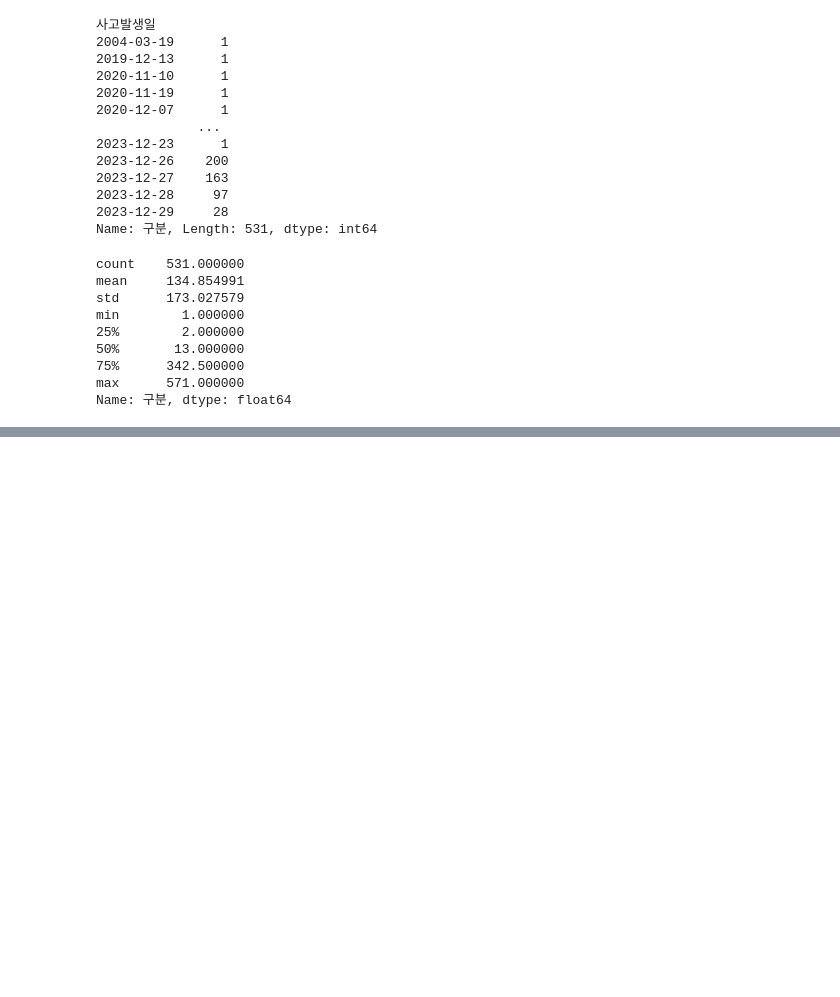
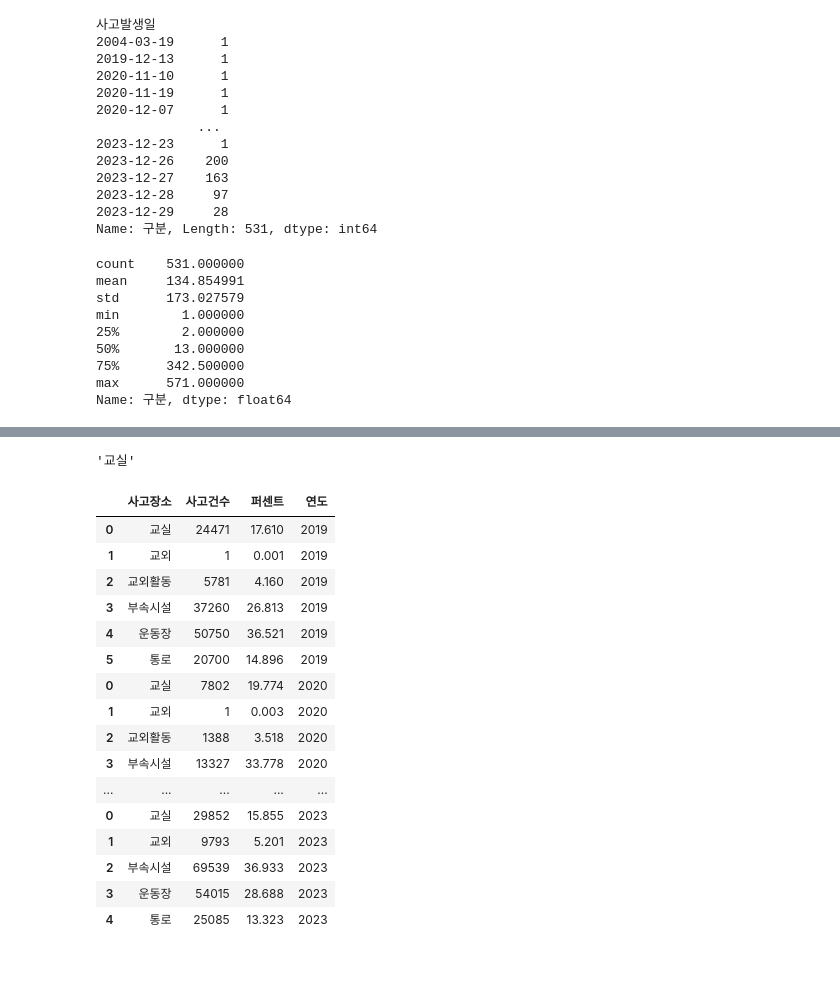
Before and after one commit to CHOIEUNHYE/school-accidents, a Jupyter notebook: code/eda/학교안전사고현황eda_최은혜.ipynb, the cells around one changed output, grey strips where cells are left out. Saved outputs shown, nothing was run; the diff lists cells and outputs as text; code cells hidden in the pictures; blank space fills up the shorter version.

```diff
--- a/code/eda/학교안전사고현황eda_최은혜.ipynb
+++ b/code/eda/학교안전사고현황eda_최은혜.ipynb
@@ -175,2 +239,42 @@ acc_spot
+# %%
+acc_spot_oneday_2023.iloc[0,0]
+# %% [output]
+'교실'
+# %%
+def get_grouped_count(df,col,year):
+    new_df = df.groupby(col).count()[['구분']]
+    new_df['퍼센트'] = round(new_df/new_df.sum()*100,3)
+    new_df.reset_index(inplace=True)
+    new_df.columns = [col,'사고건수','퍼센트']
+    new_df['연도'] = year
+    new_df.sort_values('사고건수',ascending=False,inplace=True)
+    return new_df
+# %%
+acc_spot_2019 = get_grouped_count(df_2019,'사고장소',2019)
+acc_spot_2020 = get_grouped_count(df_2020,'사고장소',2020)
+acc_spot_2021 = get_grouped_count(df_2021,'사고장소',2021)
+acc_spot_2022 = get_grouped_count(df_2022,'사고장소',2022)
+acc_spot_2023 = get_grouped_count(df_2023,'사고장소',2023)
+
+acc_spot = pd.concat([acc_spot_2019,acc_spot_2020,acc_spot_2021,acc_spot_2022,acc_spot_2023])
+acc_spot
+# %% [output]
+|  | 사고장소 | 사고건수 | 퍼센트 | 연도 |
+| 0 | 교실 | 24471 | 17.610 | 2019 |
+| 1 | 교외 | 1 | 0.001 | 2019 |
+| 2 | 교외활동 | 5781 | 4.160 | 2019 |
+| 3 | 부속시설 | 37260 | 26.813 | 2019 |
+| 4 | 운동장 | 50750 | 36.521 | 2019 |
+| 5 | 통로 | 20700 | 14.896 | 2019 |
+| 0 | 교실 | 7802 | 19.774 | 2020 |
+| 1 | 교외 | 1 | 0.003 | 2020 |
+| 2 | 교외활동 | 1388 | 3.518 | 2020 |
+| 3 | 부속시설 | 13327 | 33.778 | 2020 |
+| ... | ... | ... | ... | ... |
+| 0 | 교실 | 29852 | 15.855 | 2023 |
+| 1 | 교외 | 9793 | 5.201 | 2023 |
+| 2 | 부속시설 | 69539 | 36.933 | 2023 |
+| 3 | 운동장 | 54015 | 28.688 | 2023 |
+| 4 | 통로 | 25085 | 13.323 | 2023 |
 # %% [markdown]
 ##
```
Also changed, not shown: parts of 30 cells of this notebook, 2 other files.
